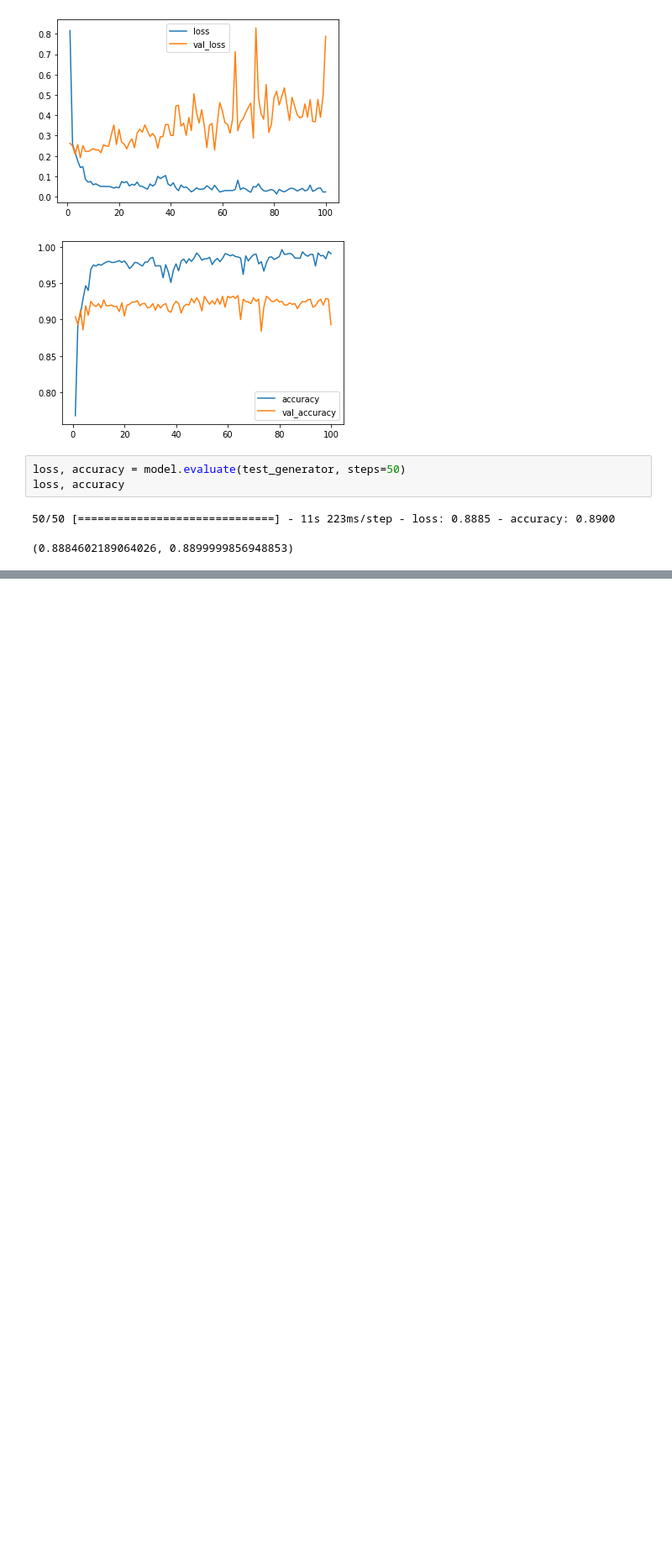
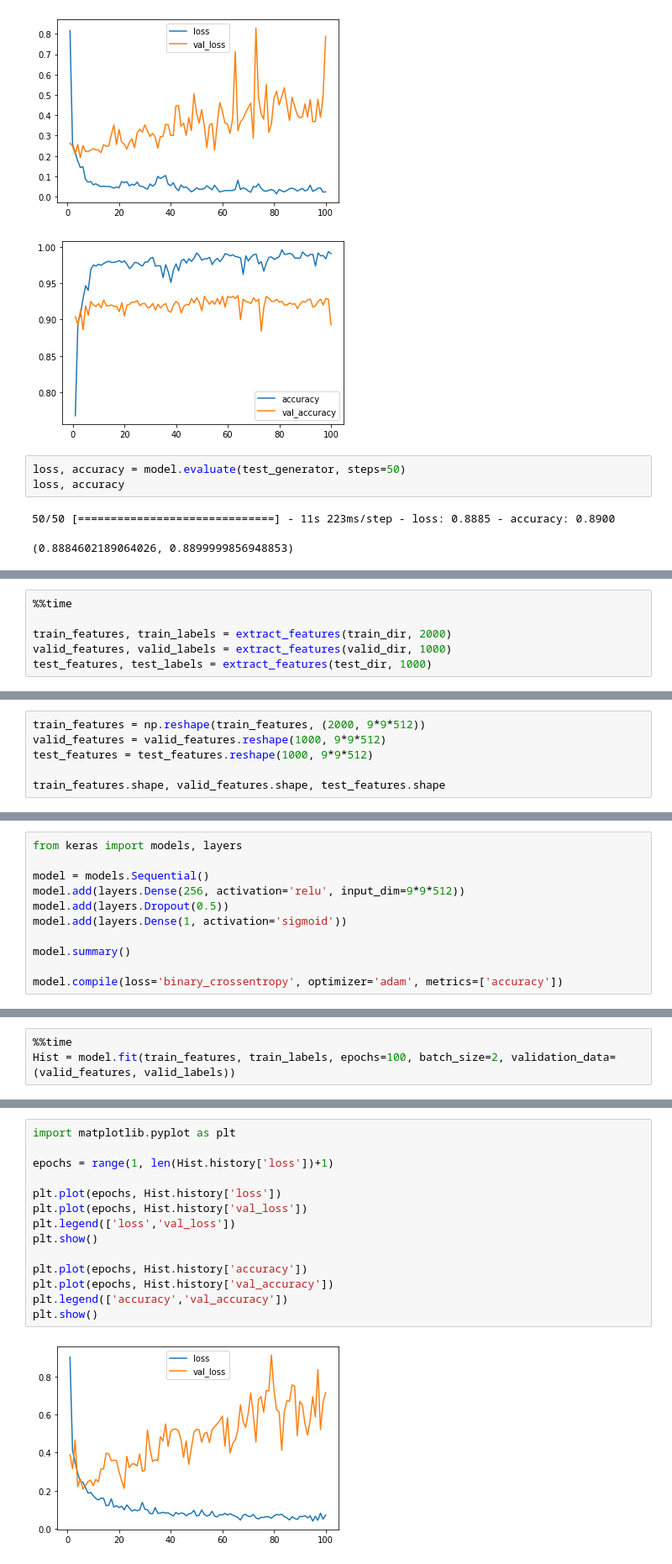
Before and after one commit to Seungeun-Song/Study-for-K-Digital-AI-developer, a Jupyter notebook: Practice/21_04_11+concat.ipynb, the cells around one changed output, grey strips where cells are left out. Shown at 84% size. Cells and saved outputs as stored; diff of their text form; blank space fills up the shorter version.

```diff
--- a/Practice/21_04_11+concat.ipynb
+++ b/Practice/21_04_11+concat.ipynb
@@ -268,0 +299,6 @@ loss, accuracy
+# %%
+%%time
+
+train_features, train_labels = extract_features(train_dir, 2000)
+valid_features, valid_labels = extract_features(valid_dir, 1000)
+test_features, test_labels = extract_features(test_dir, 1000)
@@ -268,0 +315,6 @@ loss, accuracy
+# %%
+train_features = np.reshape(train_features, (2000, 9*9*512))
+valid_features = valid_features.reshape(1000, 9*9*512)
+test_features = test_features.reshape(1000, 9*9*512)
+
+train_features.shape, valid_features.shape, test_features.shape
@@ -268,0 +323,11 @@ loss, accuracy
+# %%
+from keras import models, layers
+
+model = models.Sequential()
+model.add(layers.Dense(256, activation='relu', input_dim=9*9*512))
+model.add(layers.Dropout(0.5))
+model.add(layers.Dense(1, activation='sigmoid'))
+
+model.summary()
+
+model.compile(loss='binary_crossentropy', optimizer='adam', metrics=['accuracy'])
@@ -268,0 +349,3 @@ loss, accuracy
+# %%
+%%time
+Hist = model.fit(train_features, train_labels, epochs=100, batch_size=2, validation_data=(valid_features, valid_labels))
@@ -268,0 +370,16 @@ loss, accuracy
+# %%
+import matplotlib.pyplot as plt
+
+epochs = range(1, len(Hist.history['loss'])+1)
+
+plt.plot(epochs, Hist.history['loss'])
+plt.plot(epochs, Hist.history['val_loss'])
+plt.legend(['loss','val_loss'])
+plt.show()
+
+plt.plot(epochs, Hist.history['accuracy'])
+plt.plot(epochs, Hist.history['val_accuracy'])
+plt.legend(['accuracy','val_accuracy'])
+plt.show()
+# %% [output]
+[figure, added]
```
Also changed, not shown: parts of 21 cells of this notebook.
